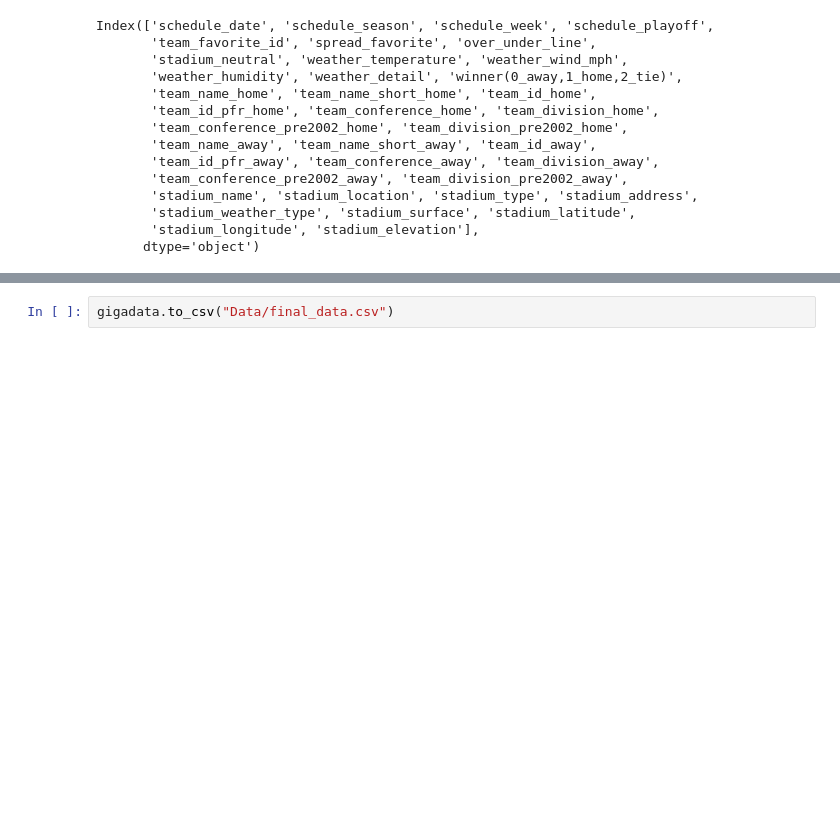
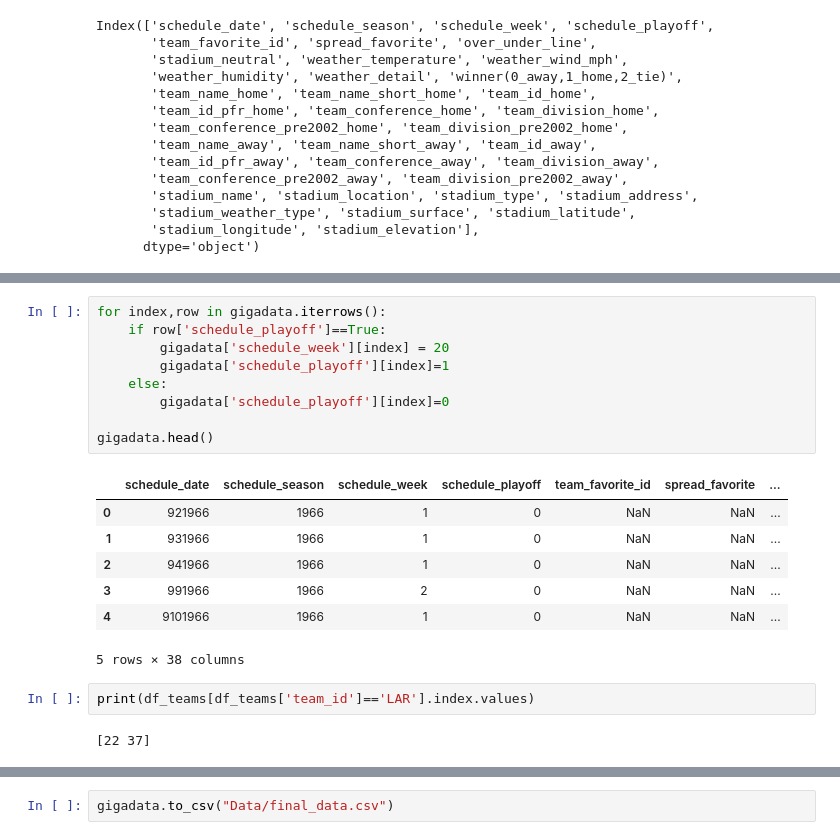
Before and after one commit to RyWheliss96/project_4, a Jupyter notebook: data_manipulation.ipynb, the cells around one changed output, grey strips where cells are left out. Cells and saved outputs as stored; diff of their text form; blank space fills up the shorter version.

```diff
--- a/data_manipulation.ipynb
+++ b/data_manipulation.ipynb
@@ -127,0 +142,21 @@ Index(['schedule_date', 'schedule_season', 'schedule_week', 'schedule_playoff',
+# %%
+for index,row in gigadata.iterrows():
+    if row['schedule_playoff']==True:
+        gigadata['schedule_week'][index] = 20
+        gigadata['schedule_playoff'][index]=1
+    else:
+        gigadata['schedule_playoff'][index]=0
+
+gigadata.head()
+# %% [output]
+|  | schedule_date | schedule_season | schedule_week | schedule_playoff | team_favorite_id | spread_favorite | ... |
+| 0 | 921966 | 1966 | 1 | 0 | NaN | NaN | ... |
+| 1 | 931966 | 1966 | 1 | 0 | NaN | NaN | ... |
+| 2 | 941966 | 1966 | 1 | 0 | NaN | NaN | ... |
+| 3 | 991966 | 1966 | 2 | 0 | NaN | NaN | ... |
+| 4 | 9101966 | 1966 | 1 | 0 | NaN | NaN | ... |
+5 rows × 38 columns
+# %%
+print(df_teams[df_teams['team_id']=='LAR'].index.values)
+# %% [output]
+[22 37]
```
Also changed, not shown: parts of 20 cells of this notebook, 2 other files.
